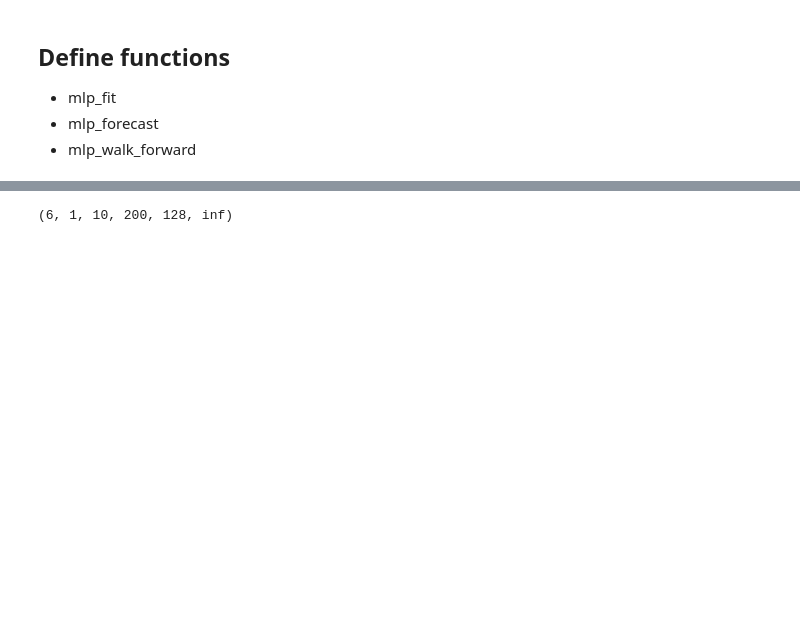
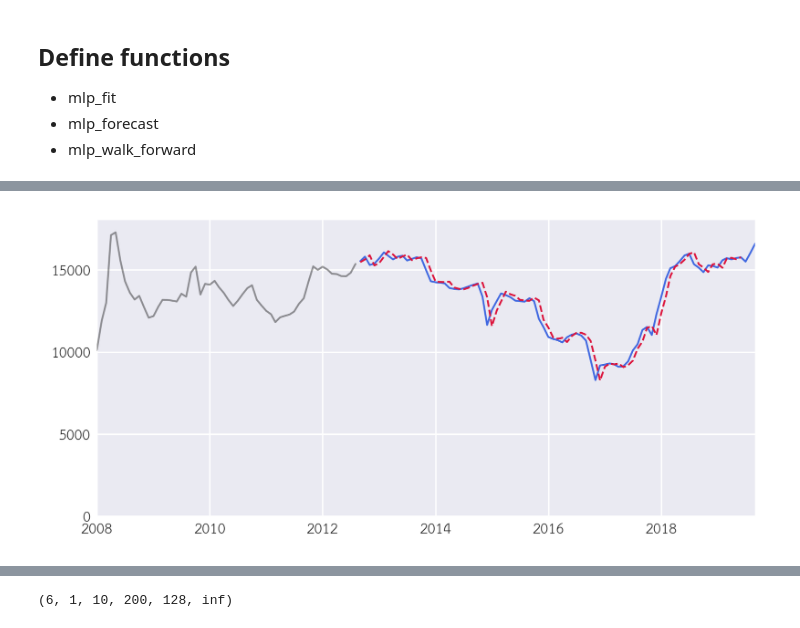
Before and after one commit to piyayut-ch/pricefcast, a Jupyter notebook: notebook/4_mlp.ipynb, the cells around one changed output, grey strips where cells are left out. Drawn from its saved outputs; the diff is of its cells as text; code cells hidden in the pictures; blank space fills up the shorter version.

```diff
--- a/notebook/4_mlp.ipynb
+++ b/notebook/4_mlp.ipynb
@@ -51,0 +205,4 @@ for price in prices:
+# %%
+plot_fcast(hml, 'mlp', step=1)
+# %% [output]
+[figure, added]
```
Also changed, not shown: parts of 23 cells of this notebook, 12 other files.
